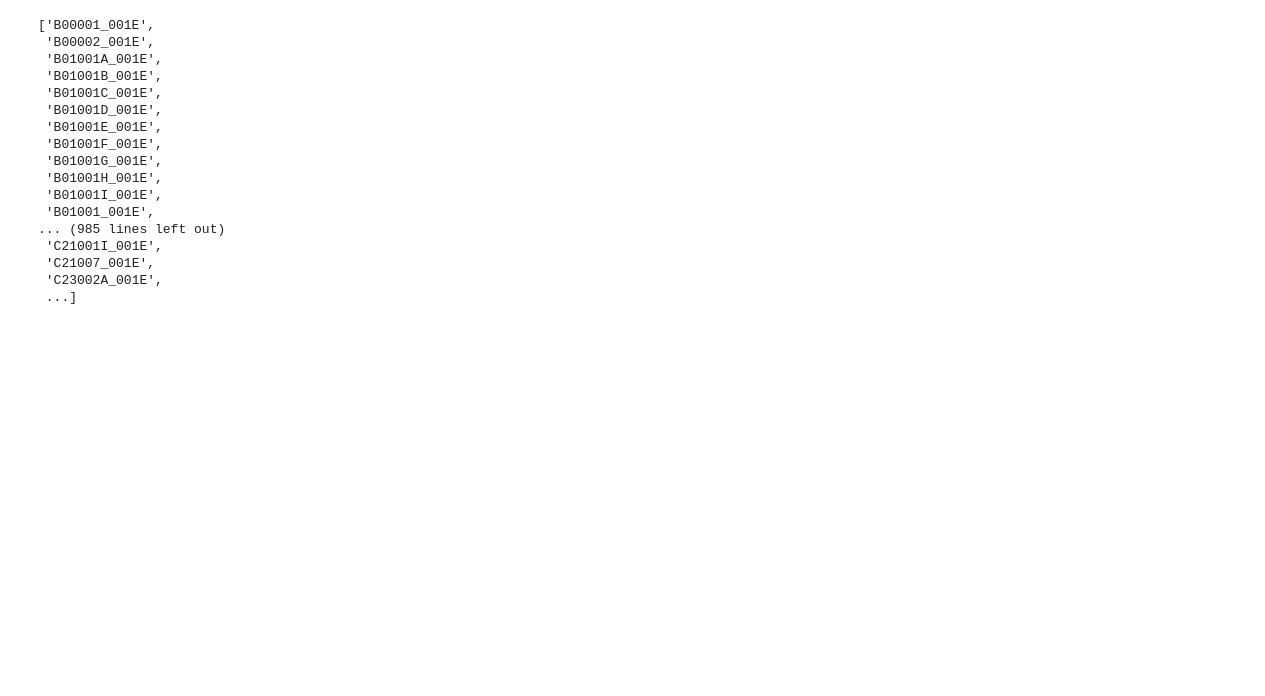
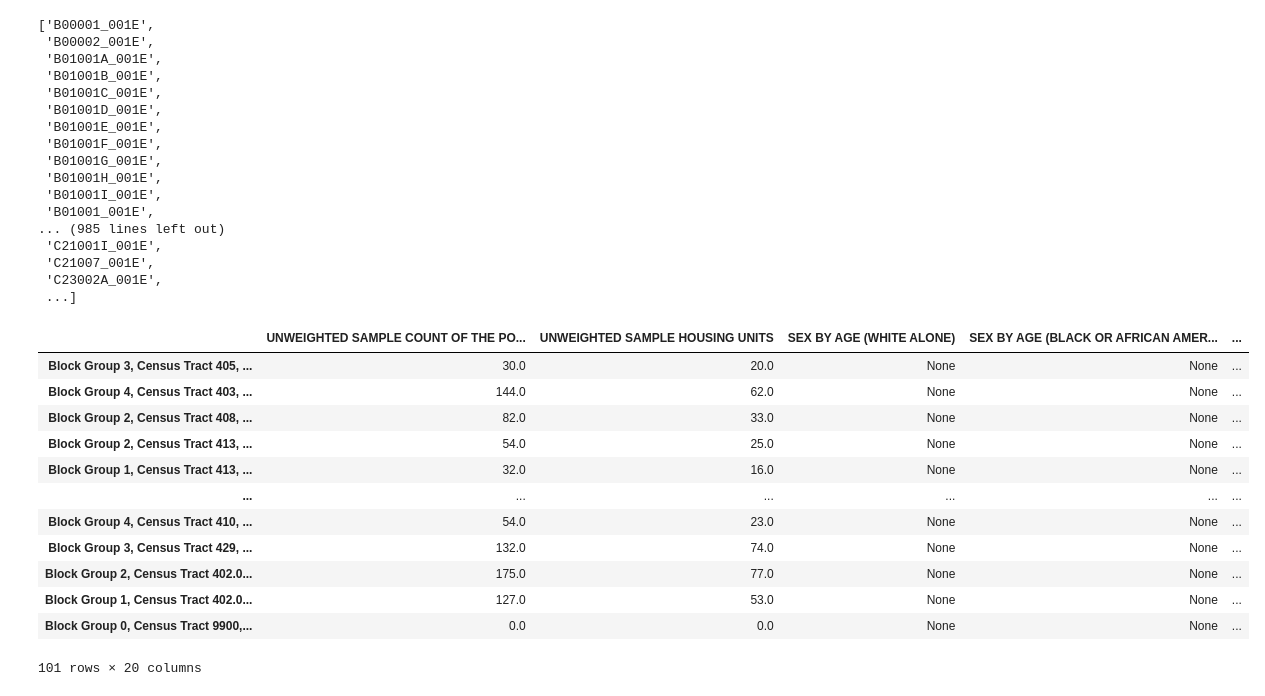
Before and after one commit to jlcatonjr/Learn-Python-for-Stats-and-Econ, a Jupyter notebook: Projects/US Census/Census Data Exploration.ipynb, the cells around one changed output. Drawn from its saved outputs; the diff is of its cells as text; code cells hidden in the pictures; blank space fills up the shorter version.

```diff
--- a/Projects/US Census/Census Data Exploration.ipynb
+++ b/Projects/US Census/Census Data Exploration.ipynb
@@ -110,3 +110,26 @@ list(download_codes.keys())
  ...]
 # %%
 full_search.to_csv("CensusSearch.csv")
+# %%
+test_download = censusdata.download('acs5', 2015,
+           censusdata.censusgeo([('state', "28"),
+                                 ('county', "059"),
+                                 ('block group', '*')]),
+                                list(download_codes.keys())[:20])
+test_download.rename(columns={key:val for key, val in list(download_codes.items())[:20]},
+                                            inplace = True)
+test_download
+# %% [output]
+|  | UNWEIGHTED SAMPLE COUNT OF THE PO... | UNWEIGHTED SAMPLE HOUSING UNITS | SEX BY AGE (WHITE ALONE) | SEX BY AGE (BLACK OR AFRICAN AMER... | ... |
+| Block Group 3, Census Tract 405, ... | 30.0 | 20.0 | None | None | ... |
+| Block Group 4, Census Tract 403, ... | 144.0 | 62.0 | None | None | ... |
+| Block Group 2, Census Tract 408, ... | 82.0 | 33.0 | None | None | ... |
+| Block Group 2, Census Tract 413, ... | 54.0 | 25.0 | None | None | ... |
+| Block Group 1, Census Tract 413, ... | 32.0 | 16.0 | None | None | ... |
+| ... | ... | ... | ... | ... | ... |
+| Block Group 4, Census Tract 410, ... | 54.0 | 23.0 | None | None | ... |
+| Block Group 3, Census Tract 429, ... | 132.0 | 74.0 | None | None | ... |
+| Block Group 2, Census Tract 402.0... | 175.0 | 77.0 | None | None | ... |
+| Block Group 1, Census Tract 402.0... | 127.0 | 53.0 | None | None | ... |
+| Block Group 0, Census Tract 9900,... | 0.0 | 0.0 | None | None | ... |
+101 rows × 20 columns
```
Also changed, not shown: parts of 8 cells of this notebook, 9 other files.
